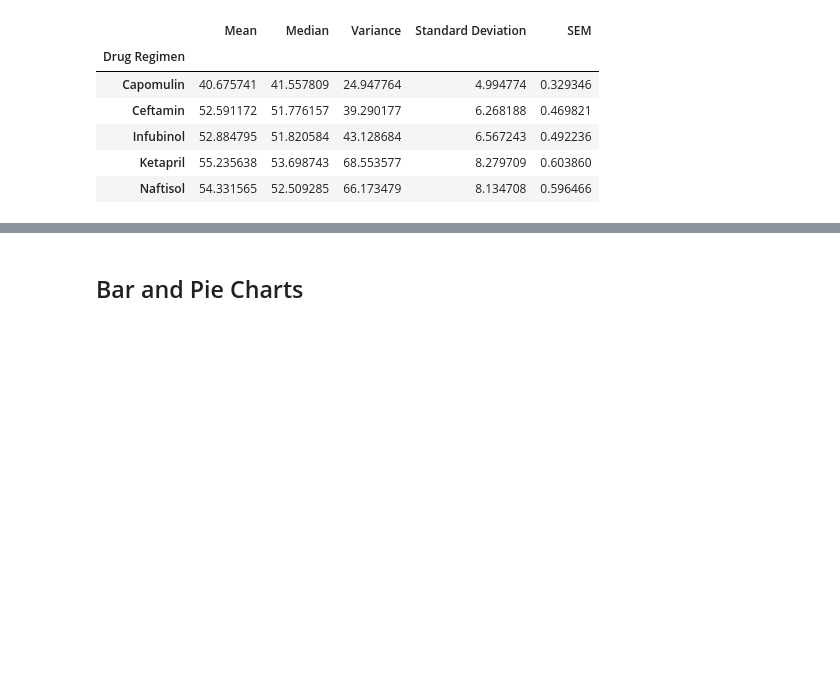
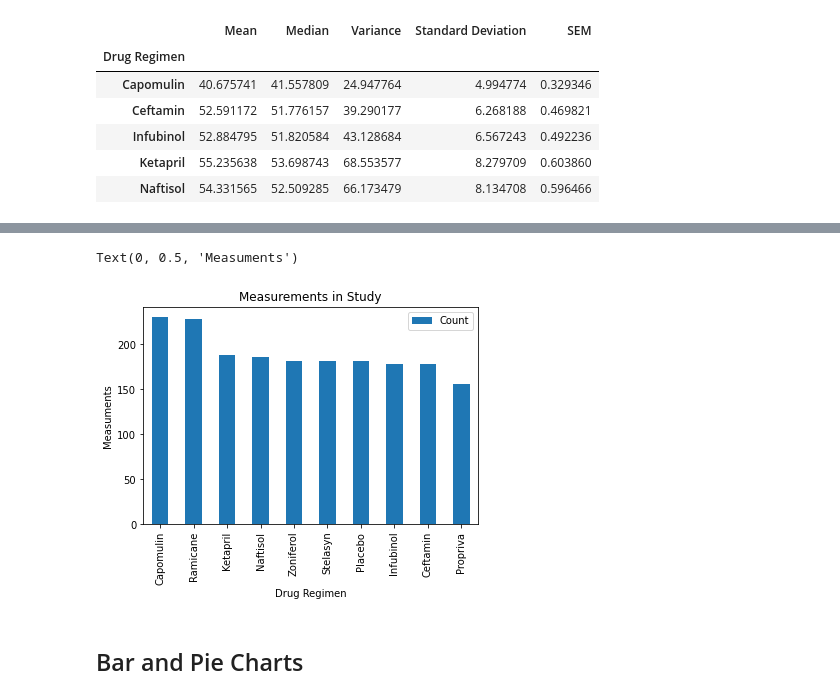
Before and after one commit to Navilongo/Pharmaceutical-Analysis-with-Python, a Jupyter notebook: pymaceuticals.ipynb, the cells around one changed output, grey strips where cells are left out. Cells and saved outputs as stored; diff of their text form; code cells hidden in the pictures; blank space fills up the shorter version.

```diff
--- a/pymaceuticals.ipynb
+++ b/pymaceuticals.ipynb
@@ -146,3 +149,9 @@ plt.show()
+# %%
+bar_df.plot(x="Drug Regimen", y="Count", kind="bar", title="Measurements in Study")
+plt.ylabel("Measuments")
+# %% [output]
+Text(0, 0.5, 'Measuments')
+[figure, added]
 # %%
 # Generate a summary statistics table of mean, median, variance, standard deviation, and SEM of the tumor volume for each regimen
 
```
Also changed, not shown: parts of 2 cells of this notebook.
